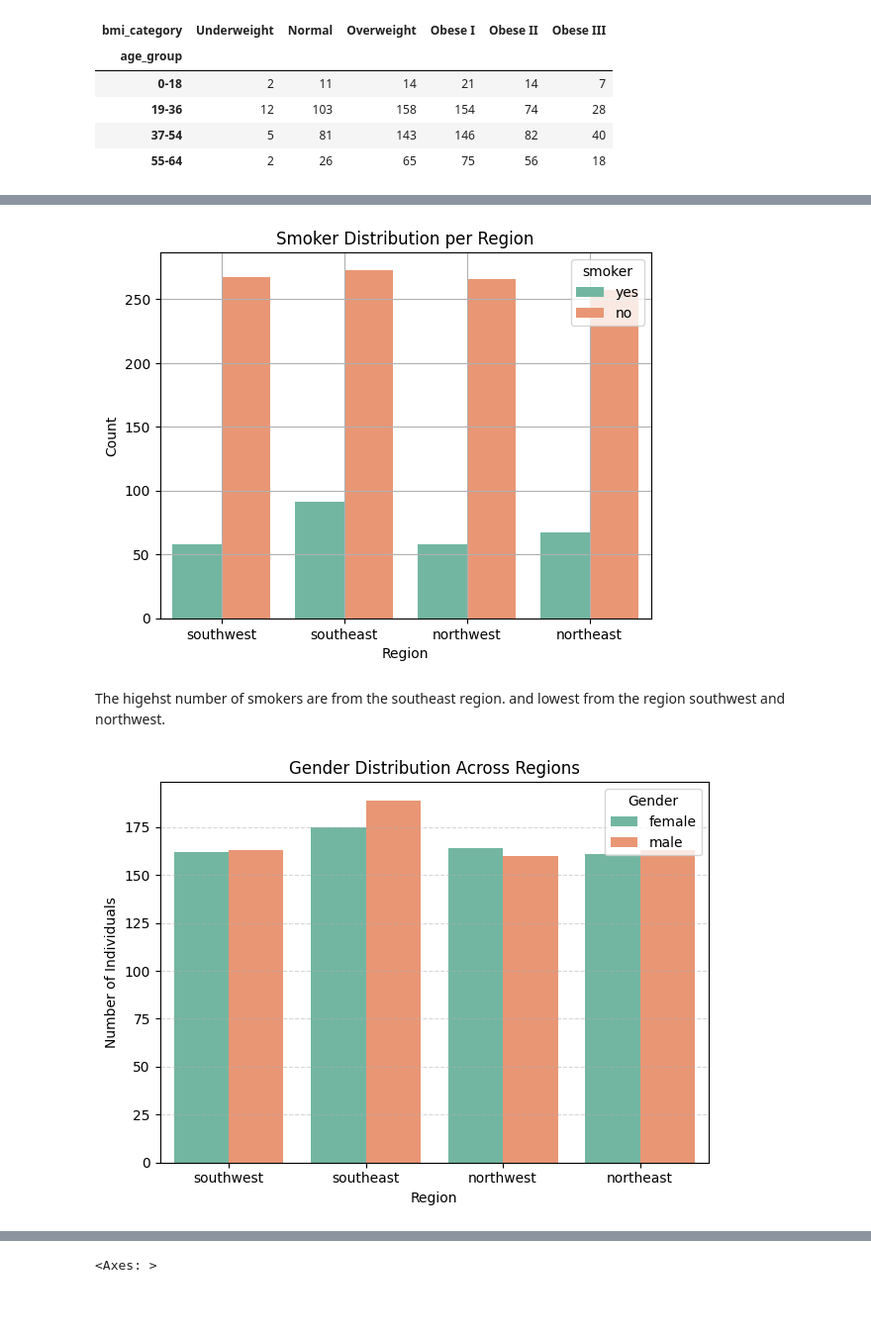
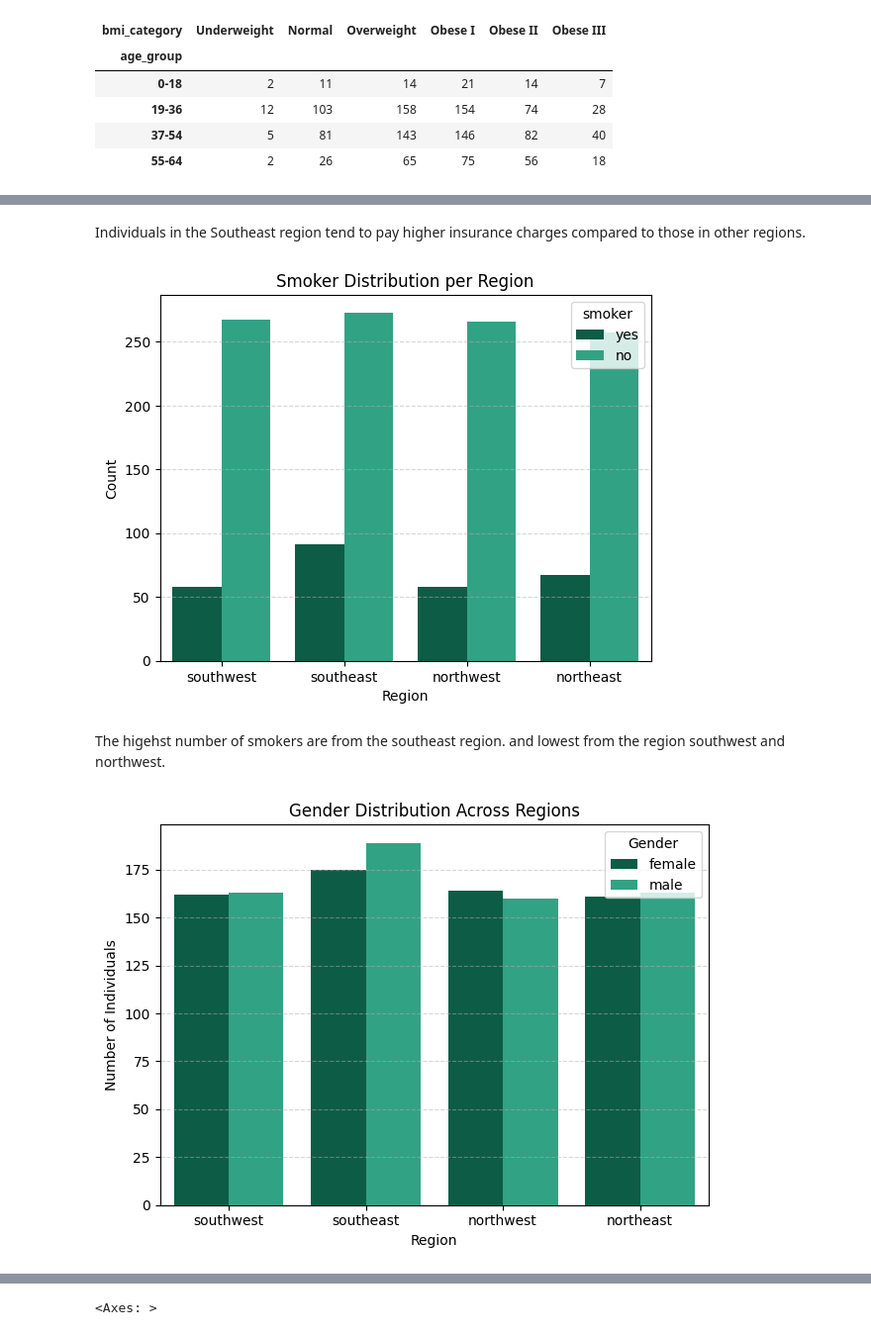
Before and after one commit to AdityaKumbhar21/Insurance_Price_Prediction, a Jupyter notebook: notebooks/01_EDA.ipynb, the cells around one changed output, grey strips where cells are left out. Shown: that part at 99% size. Drawn from its saved outputs; the diff is of its cells as text; code cells hidden in the pictures; blank space fills up the shorter version.

```diff
--- a/notebooks/01_EDA.ipynb
+++ b/notebooks/01_EDA.ipynb
@@ -61,3 +61,5 @@ Data columns (total 7 columns):
  6   charges   1337 non-null   float64
 dtypes: float64(2), int64(2), object(3)
 memory usage: 83.6+ KB
+# %%
+df['age'] = df['age'].astype(int)
@@ -134,8 +141,9 @@ The data looks distributed normally and there are very less outliers.
 # %% [markdown]
 Checking different distrubutions for different features.
 # %%
+colors = ['#00694c', '#20b48c','#3ecda6','#a9dfd0','#d4f6ec', '#bfc0c0']
 age_counts = df['age_group'].value_counts()
-plt.pie(age_counts, labels=age_counts.index, autopct='%1.1f%%', startangle=90)
+plt.pie(age_counts, labels=age_counts.index, autopct='%1.1f%%', startangle=90, colors=colors)
 plt.title('Age Distribution')
 plt.show()
 # %% [output]
@@ -266,24 +274,26 @@ plt.show()
+# %% [markdown]
+Individuals in the Southeast region tend to pay higher insurance charges compared to those in other regions.
 # %%
-sns.countplot(data=df, x='region', hue='smoker', palette='Set2')
+sns.countplot(data=df, x='region', hue='smoker', palette=colors)
 plt.title('Smoker Distribution per Region')
 plt.xlabel('Region')
 plt.ylabel('Count')
-plt.grid(True)
+plt.grid(axis='y', linestyle='--', alpha=0.5)
 plt.show()
 # %% [output]
-[figure, old version]
+[figure, new version]
 # %% [markdown]
 The higehst number of smokers are from the southeast region. and lowest from the region southwest and northwest.
 # %%
-sns.countplot(data=df, x='region', hue='sex', palette='Set2')
+sns.countplot(data=df, x='region', hue='sex', palette=colors)
 
 plt.title('Gender Distribution Across Regions')
 plt.xlabel('Region')
 plt.ylabel('Number of Individuals')
-plt.grid(axis='y', linestyle='--', alpha=0.5)
 plt.legend(title='Gender')
 plt.tight_layout()
+plt.grid(axis='y', linestyle='--', alpha=0.5)
 plt.show()
 # %% [output]
-[figure, old version]
+[figure, new version]
 # %% [markdown]
```
Also changed, not shown: parts of 17 cells of this notebook.
